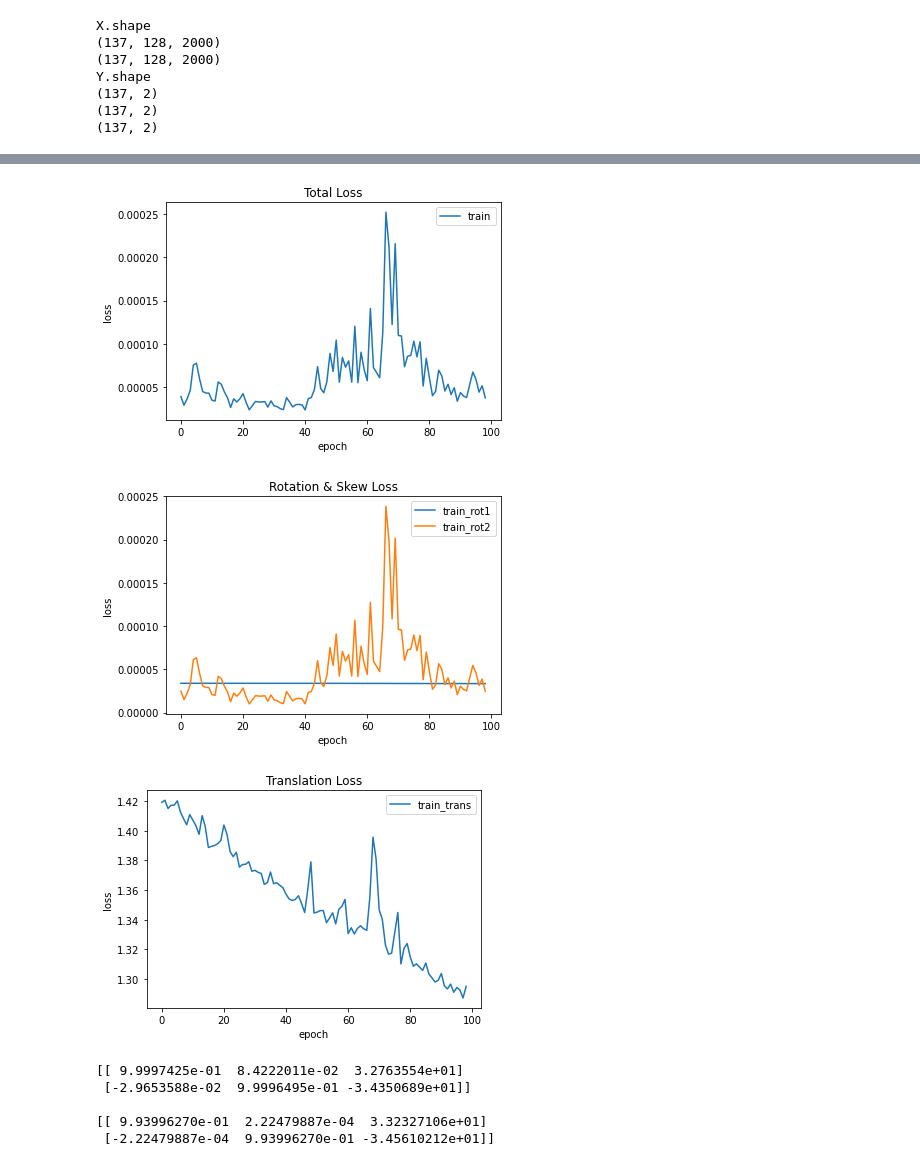
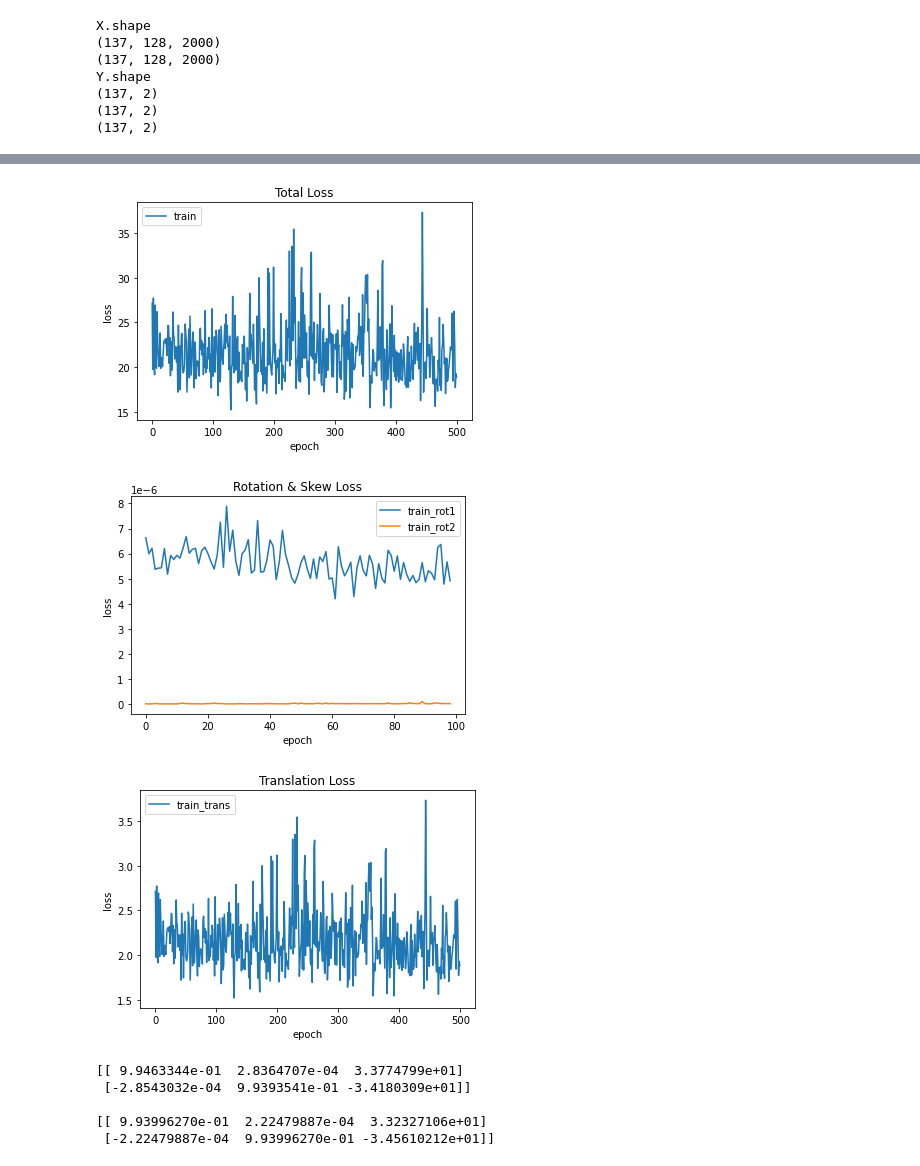
Before and after one commit to tmydali/Spectral_Registration, a Jupyter notebook: DescriptorNet.ipynb, the cells around one changed output, grey strips where cells are left out. Drawn from its saved outputs; the diff is of its cells as text; code cells hidden in the pictures.

```diff
--- a/DescriptorNet.ipynb
+++ b/DescriptorNet.ipynb
@@ -47,15 +47,18 @@ class DescriptorNet(keras.Model):
         self.dense1 = Dense(1024 , activation='relu')
 
         # Output 1, Rotation & skewness matrix (h11, h22)
-        self.denseX1 = Dense(512 , activation='relu')
+        self.denseX1 = Dense(1024 , activation='relu')
+        self.dropoutX1 = Dropout(0.33)
         self.output1 = Dense(2 , activation='tanh', name='rotation_output1')
 
         # Output 2, Rotation & skewness matrix (h12, h21)
-        self.denseY1 = Dense(512 , activation='relu')
+        self.denseY1 = Dense(1024 , activation='relu')
+        self.dropoutY1 = Dropout(0.33)
         self.output2 = Dense(2 , activation='tanh', name='rotation_output2')
 
         # Output 3, Translation matrix
-        self.denseZ1 = Dense(512 , activation='relu')
+        self.denseZ1 = Dense(1024 , activation='relu')
+        self.dropoutZ1 = Dropout(0.33)
         self.output3 = Dense(2 , activation='linear', name='translation_output')
 
     def call(self, inputs):
@@ -90,10 +93,13 @@ class DescriptorNet(keras.Model):
         neck = self.dense1(neck)
 
         z1 = self.denseX1(neck)
+        z1 = self.dropoutX1(z1)
         z1 = self.output1(z1)
         z2 = self.denseY1(neck)
+        z2 = self.dropoutY1(z2)
         z2 = self.output2(z2)
         z3 = self.denseZ1(neck)
+        z3 = self.dropoutZ1(z3)
         z3 = self.output3(z3)
 
         return [z1, z2, z3]
@@ -155,6 +166,6 @@ Y.shape
 # %%
 opt = keras.optimizers.Adam(lr=0.00001)
-model.compile(loss='mse', optimizer=opt, loss_weights=[0.00001, 1.0, 0.00001])
+model.compile(loss='mse', optimizer=opt, loss_weights=[1, 1000, 10])
 history = model.fit(train_x, train_y, batch_size=32, epochs=500, validation_split=0.0)
 # %% [output]
 Epoch 1/500
@@ -177,35 +188,35 @@ Epoch 500/500
 # %%
-plt.plot(history.history['loss'][-100:-1])
+plt.plot(history.history['loss'])
 #plt.plot(history.history['val_loss'][-100:-1])
 plt.title('Total Loss')
 plt.ylabel('loss')
 plt.xlabel('epoch')
 plt.legend(['train', 'test'])
 plt.show()
 
 plt.figure()
 plt.plot(history.history['output_1_loss'][-100:-1])
 plt.plot(history.history['output_2_loss'][-100:-1])
 #plt.plot(history.history['val_output_1_loss'][-100:-1])
 #plt.plot(history.history['val_output_2_loss'][-100:-1])
 plt.title('Rotation & Skew Loss')
 plt.ylabel('loss')
 plt.xlabel('epoch')
 plt.legend(['train_rot1', 'train_rot2', 'test_rot1', 'test_rot2'])
 plt.show()
 
 plt.figure()
-plt.plot(history.history['output_3_loss'][-100:-1])
+plt.plot(history.history['output_3_loss'])
 #plt.plot(history.history['val_output_3_loss'][-100:-1])
 plt.title('Translation Loss')
 plt.ylabel('loss')
 plt.xlabel('epoch')
 plt.legend(['train_trans', 'test_trans'])
 plt.show()
 # %% [output]
-[figure, old version]
+[figure, new version]
-[figure, old version]
+[figure, new version]
-[figure, old version]
+[figure, new version]
 # %%
 def SIFT(img):
     siftDetector= cv2.xfeatures2d.SIFT_create(2000)
@@ -240,16 +251,18 @@ img[:, :, 2] = cv2.imread('C:/Users/tmyda/Documents/UAV_color/{name}/IMG_{name}_
 height, width, channels = img.shape
 img[:,:,2] = cv2.warpAffine(img[:,:,2], p, (width, height))
 cv2.imshow('Reg', img)
+cv2.imwrite('{}_Reg.tif'.format(name), img)
 
 img[:, :, 2] = cv2.imread('C:/Users/tmyda/Documents/UAV_color/{name}/IMG_{name}_4.tif'.format(name=name), cv2.IMREAD_GRAYSCALE)
 img[:,:,2] = cv2.warpAffine(img[:,:,2], h, (width, height))
-cv2.imshow('Reg_H', img)
+cv2.imshow('Reg_H1', img)
+cv2.imwrite('{}_Reg_H1.tif'.format(name), img)
 
 cv2.waitKey(0)
 cv2.destroyAllWindows()
 # %% [output]
-[[ 9.9997425e-01  8.4222011e-02  3.2763554e+01]
- [-2.9653588e-02  9.9996495e-01 -3.4350689e+01]]
+[[ 9.9463344e-01  2.8364707e-04  3.3774799e+01]
+ [-2.8543032e-04  9.9393541e-01 -3.4180309e+01]]
 
 [[ 9.93996270e-01  2.22479887e-04  3.32327106e+01]
  [-2.22479887e-04  9.93996270e-01 -3.45610212e+01]]
```
Also changed, not shown: parts of 6 cells of this notebook, 1 other file.
